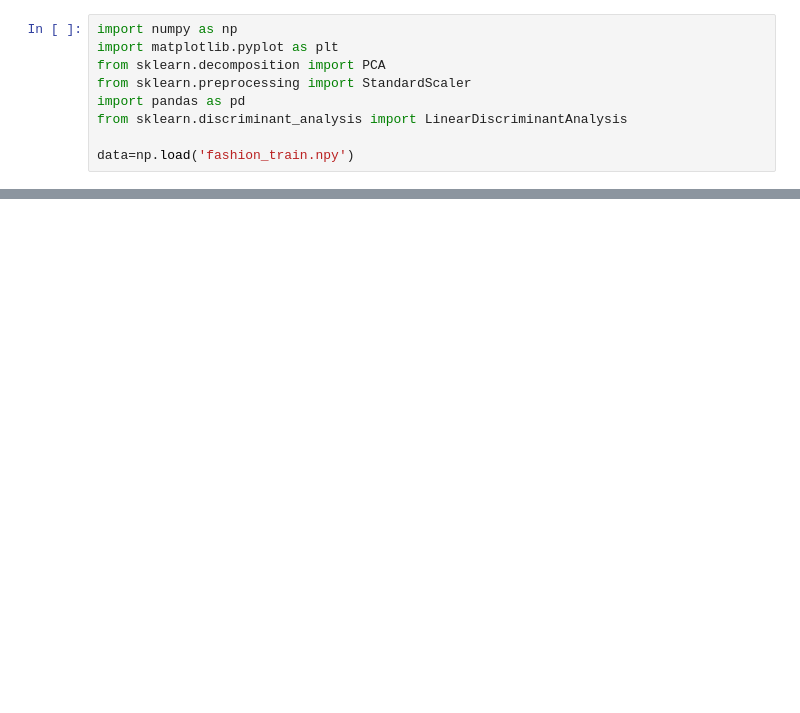
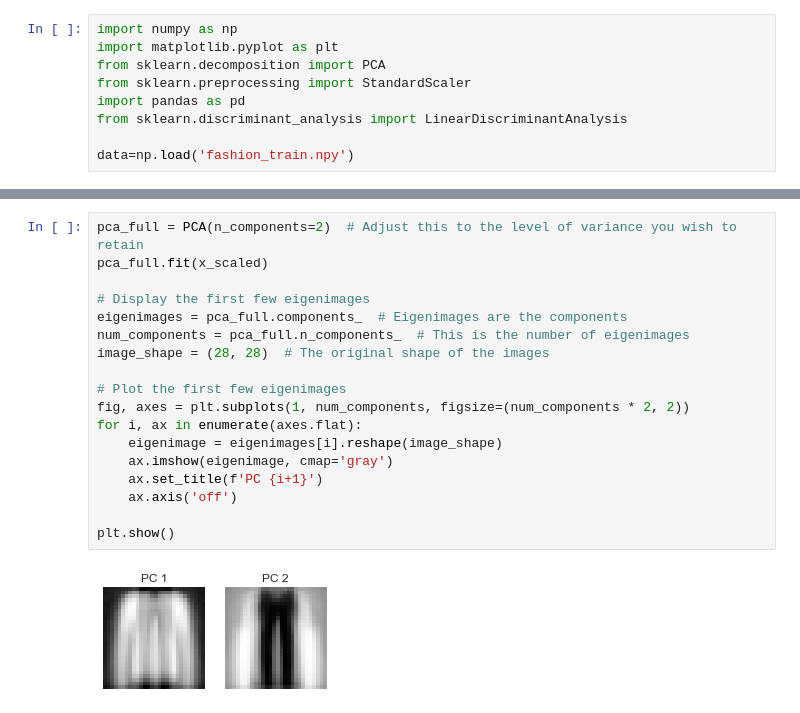
Before and after one commit to JBH010/ML-project, a Jupyter notebook: pca.ipynb, the cells around one changed output, grey strips where cells are left out. Drawn from its saved outputs; the diff is of its cells as text; blank space fills up the shorter version.

Commit message:
eigenimages for pca

```diff
--- a/pca.ipynb
+++ b/pca.ipynb
@@ -76,0 +82,20 @@ plt.show()
+# %%
+pca_full = PCA(n_components=2)  # Adjust this to the level of variance you wish to retain
+pca_full.fit(x_scaled)
+
+# Display the first few eigenimages
+eigenimages = pca_full.components_  # Eigenimages are the components
+num_components = pca_full.n_components_  # This is the number of eigenimages
+image_shape = (28, 28)  # The original shape of the images
+
+# Plot the first few eigenimages
+fig, axes = plt.subplots(1, num_components, figsize=(num_components * 2, 2))
+for i, ax in enumerate(axes.flat):
+    eigenimage = eigenimages[i].reshape(image_shape)
+    ax.imshow(eigenimage, cmap='gray')
+    ax.set_title(f'PC {i+1}')
+    ax.axis('off')
+
+plt.show()
+# %% [output]
+[figure, added]
```
Also changed, not shown: parts of 2 cells of this notebook.
